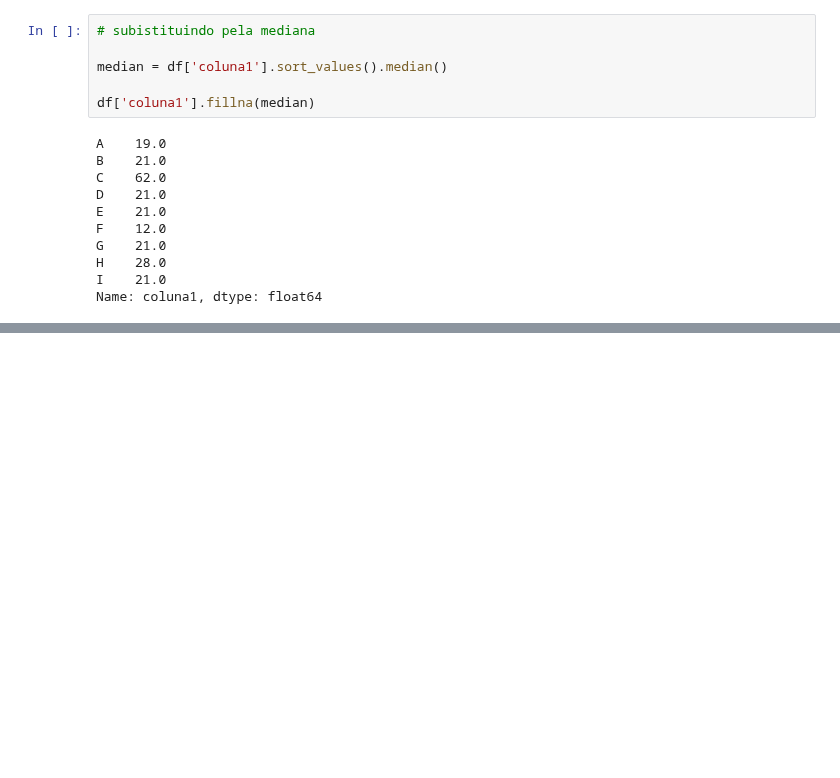
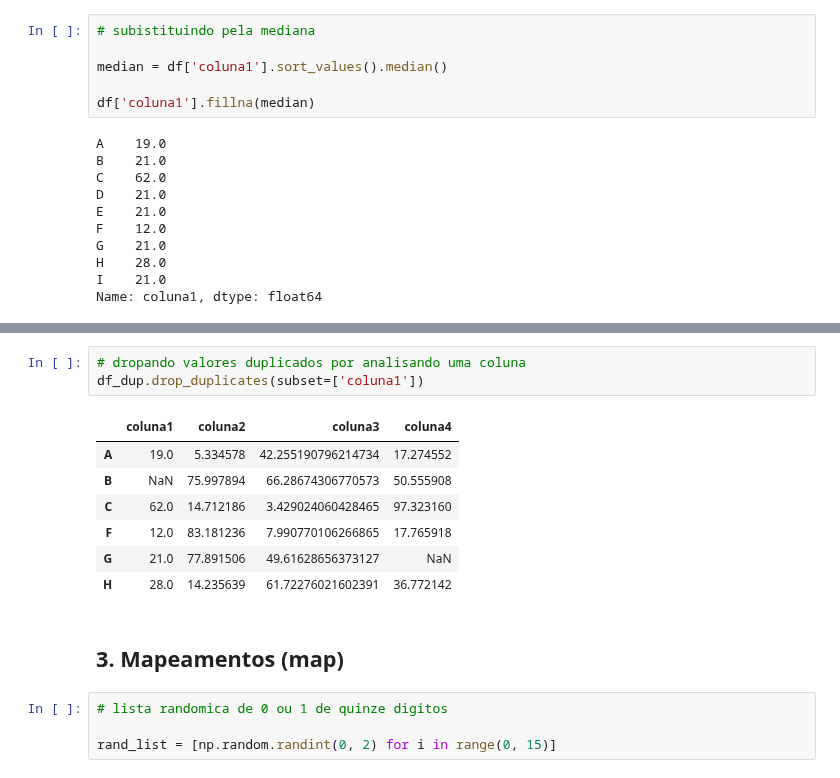
Before and after one commit to RaphaelfsOliveira/DataScience, a Jupyter notebook: EBAC Curso Ciência de Dados/Cientista de Dados/modulo_limpeza_e_preparacao_de_dados.ipynb, the cells around one changed output, grey strips where cells are left out. Drawn from its saved outputs; the diff is of its cells as text; blank space fills up the shorter version.

```diff
--- a/EBAC Curso Ciência de Dados/Cientista de Dados/modulo_limpeza_e_preparacao_de_dados.ipynb
+++ b/EBAC Curso Ciência de Dados/Cientista de Dados/modulo_limpeza_e_preparacao_de_dados.ipynb
@@ -233,0 +325,17 @@ Name: coluna1, dtype: float64
+# %%
+# dropando valores duplicados por analisando uma coluna
+df_dup.drop_duplicates(subset=['coluna1'])
+# %% [output]
+|  | coluna1 | coluna2 | coluna3 | coluna4 |
+| A | 19.0 | 5.334578 | 42.255190796214734 | 17.274552 |
+| B | NaN | 75.997894 | 66.28674306770573 | 50.555908 |
+| C | 62.0 | 14.712186 | 3.429024060428465 | 97.323160 |
+| F | 12.0 | 83.181236 | 7.990770106266865 | 17.765918 |
+| G | 21.0 | 77.891506 | 49.61628656373127 | NaN |
+| H | 28.0 | 14.235639 | 61.72276021602391 | 36.772142 |
+# %% [markdown]
+## 3\. Mapeamentos (map)
+# %%
+# lista randomica de 0 ou 1 de quinze digitos
+
+rand_list = [np.random.randint(0, 2) for i in range(0, 15)]
```
Also changed, not shown: parts of 11 cells of this notebook.
